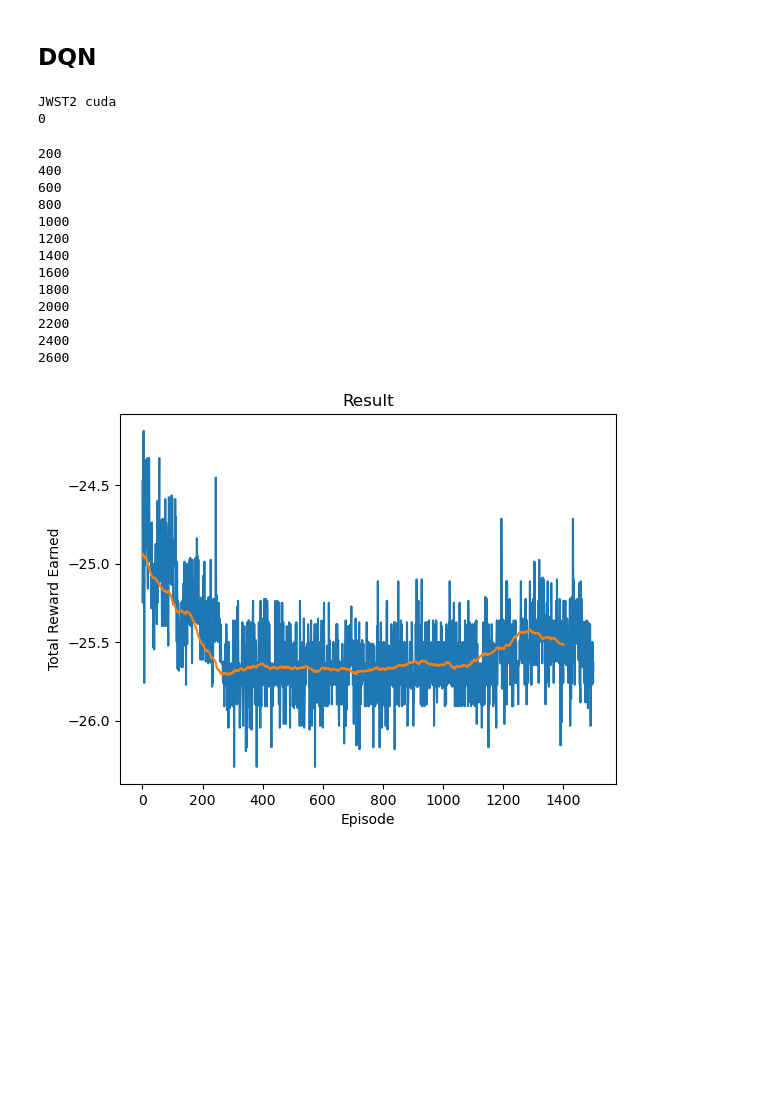
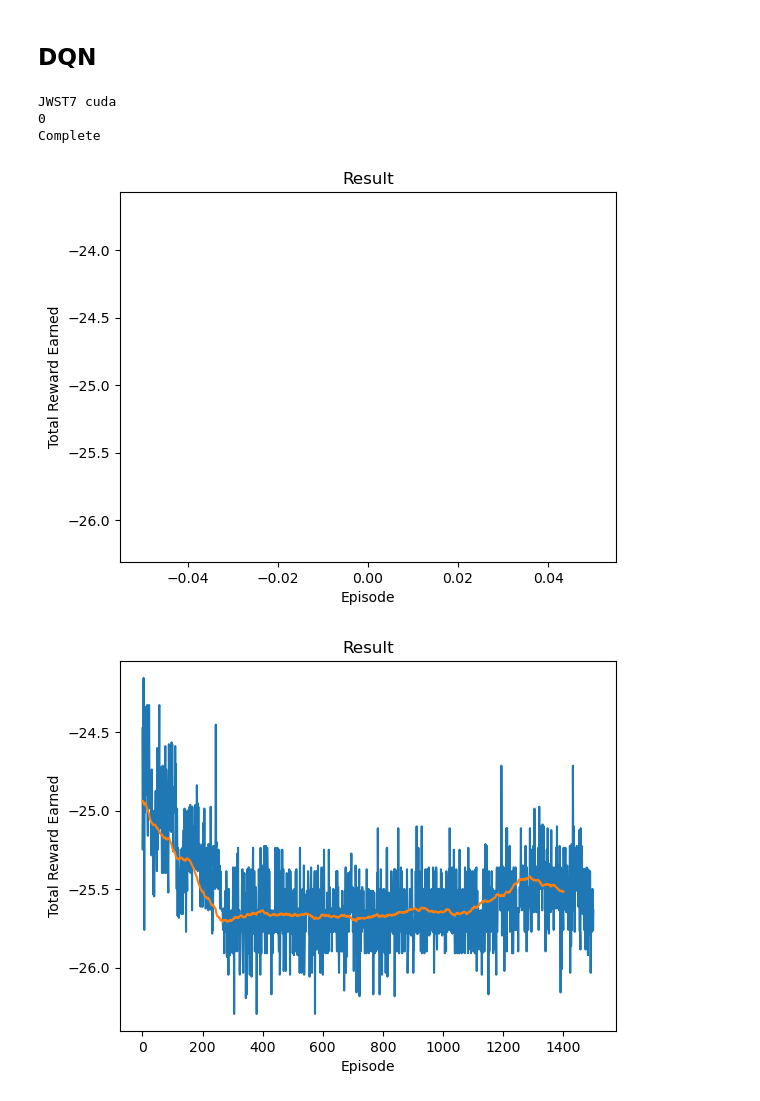
Before and after one commit to labicon/ORASP-Code, a Jupyter notebook: AssemblyGeneration-DQN.ipynb, the cells around one changed output. Saved outputs shown, nothing was run; the diff lists cells and outputs as text; code cells hidden in the pictures; blank space fills up the shorter version.

```diff
--- a/AssemblyGeneration-DQN.ipynb
+++ b/AssemblyGeneration-DQN.ipynb
@@ -777,7 +788,7 @@ def optimize_model():
 
 
 if torch.cuda.is_available():
-    num_episodes = 4501
+    num_episodes = 1
 else:
     num_episodes = 1000
 
@@ -807,48 +818,38 @@ for i_episode in range(num_episodes):
         else:
             next_state = torch.tensor(observation, dtype=torch.float32, device=device)
 
         # Store the transition in memory
         memory.push(state, action, next_state, reward)
 
         # Move to the next state
         state = next_state
 
         # Perform one step of the optimization (on the policy network)
         optimize_model()
 
         # Soft update of the target network's weights
         # θ′ ← τ θ + (1 −τ )θ′
         target_net_state_dict = target_net.state_dict()
         policy_net_state_dict = policy_net.state_dict()
         for key in policy_net_state_dict:
             target_net_state_dict[key] = policy_net_state_dict[key]*TAU + target_net_state_dict[key]*(1-TAU)
         target_net.load_state_dict(target_net_state_dict)
 
         if done:
             episode_durations.append(totR)
             break
 
 print('Complete')
 plot_durations(show_result=True)
+fig.savefig("RESULTS/DQN/"+Scenario+" Training.eps", format="eps", dpi=1200)
+
 plt.ioff()
-plt.savefig("RESULTS/DQN/"+Scenario+" Training.eps", format="eps", dpi=1200)
 plt.show()
 # %% [output]
-JWST2 cuda
+JWST7 cuda
 0
+Complete
-200
-400
-600
-800
-1000
-1200
-1400
-1600
-1800
-2000
-2200
-2400
-2600
+[figure, added]
 # %%
 plot_durations(show_result=True)
 plt.ioff()
```
Also changed, not shown: parts of 9 cells of this notebook, 40 other files.
